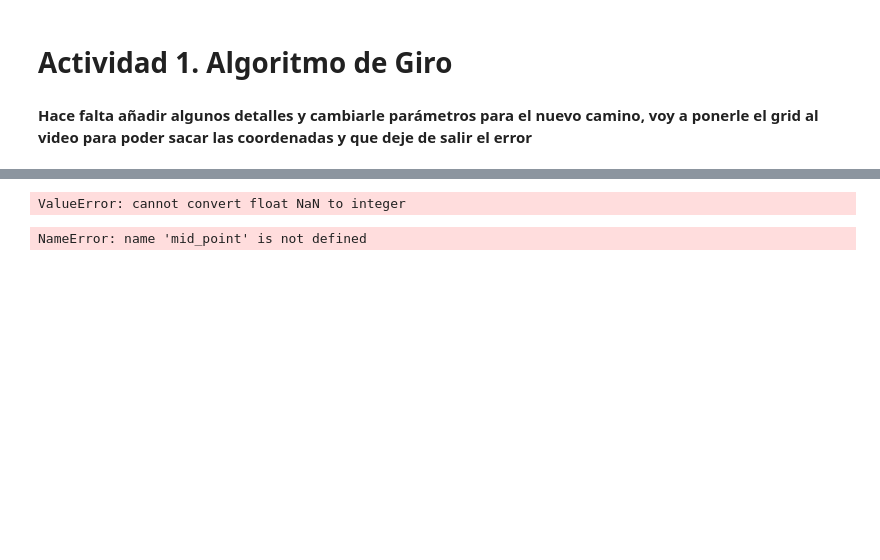
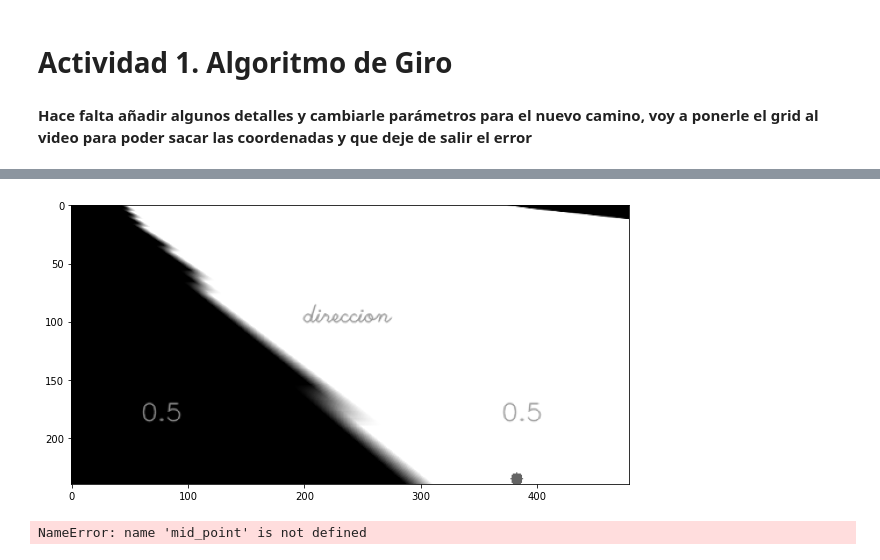
Before and after one commit to nohelybc/Self-Driven-Car-exercises-with-Python, a Jupyter notebook: SDC11_actividad1_Badillo_Casanova.ipynb, the cells around one changed output, grey strips where cells are left out. Cells and saved outputs as stored; diff of their text form; code cells hidden in the pictures; blank space fills up the shorter version.

```diff
--- a/SDC11_actividad1_Badillo_Casanova.ipynb
+++ b/SDC11_actividad1_Badillo_Casanova.ipynb
@@ -21,14 +54,24 @@ def binarizacion(imagen):
 # %%
+#Se definen las coordenadas para el poligono de area de interes
+x1 = (170, 60)
+x2 = (270, 60)
+x3 = (180, 80)
+x4 = (160, 80)
+
 #Poligono de área de interés
-pts_poligono = np.array([[135, 150], [350, 150], [380, 238], [115, 238]], np.int32)
+pts_poligono = np.array([x1, x2, x3, x4], np.int32)
 pts_poligono = pts_poligono.reshape((-1, 1, 2))
 # %%
 #Funcion de área de interés
 def area_interes(imagen):
-    pts1 = np.float32([[135, 150], [350, 150], [115, 238], [380, 238]])
-    pts2 = np.float32([[0, 0], [480, 0], [0, 240], [480, 240]])
+
+    pts1 = np.float32([x1, x2, x3, x4])
+    pts2 = np.float32([[0, 0], [480, 0], [480, 240], [0, 240]])
+
     matrix = cv.getPerspectiveTransform(pts1, pts2)
+
     img_warp = cv.warpPerspective(imagen, matrix, (480, 240))
+
     return (img_warp)
 # %%
 #Función para encontrar el punto medio
@@ -40,47 +88,47 @@ def punto_medio(imagen):
     return mid_point
 # %%
 #Aplicamos todas las funciones
-img = cv.imread('figuras/imagen_0.jpg')
+img = cv.imread('figuras/imagen1_0.jpg')
 img_bin = binarizacion(img)
 img_interes = area_interes(img_bin)
+
 mid_point = punto_medio(img_interes)
 
 #textos
 text1 = str(0.50)
 text2 = str(0.50)
 text3 = 'direccion'
-
-#agregamos el tipo de fuente
-font = cv.FONT_HERSHEY_SIMPLEX
 
 #origen de cada texto
 org1 = (60, 185)
 org2 = (370, 185)
 org3 = (200, 100)
 
 #tamaño
 fontScale = 0.7
 
 #color de la fuente
 color = (150, 150, 150)
 
 #grosor
 thickness = 1
 
 #usamos la funcion 'cv.putText()' que permitirá agregar texto
-cv.putText(img_interes, text1, org1, font, fontScale,
+cv.putText(img_interes, text1, org1, 6, fontScale,
               color, thickness, cv.LINE_AA, False)
-cv.putText(img_interes, text2, org2, font, fontScale,
+cv.putText(img_interes, text2, org2, 6, fontScale,
               color, thickness, cv.LINE_AA, False)
-cv.putText(img_interes, text3, org3, font, fontScale,
+cv.putText(img_interes, text3, org3, 6, fontScale,
               color, thickness, cv.LINE_AA, False)
 
 plt.figure(figsize = (10, 7))
+
 cv.circle(img_interes, (mid_point, 235), 5, (100, 100, 100), -1);
+
 plt.imshow(img_interes, cmap = 'gray')
 plt.show()
 # %% [output]
-ValueError: cannot convert float NaN to integer
+[figure, added]
 # %%
 #Funcion suma normalizada izquierda
 def sum_izquierda(imagen, valor_punto_medio):
```
Also changed, not shown: parts of 4 cells of this notebook, 3 other files.
